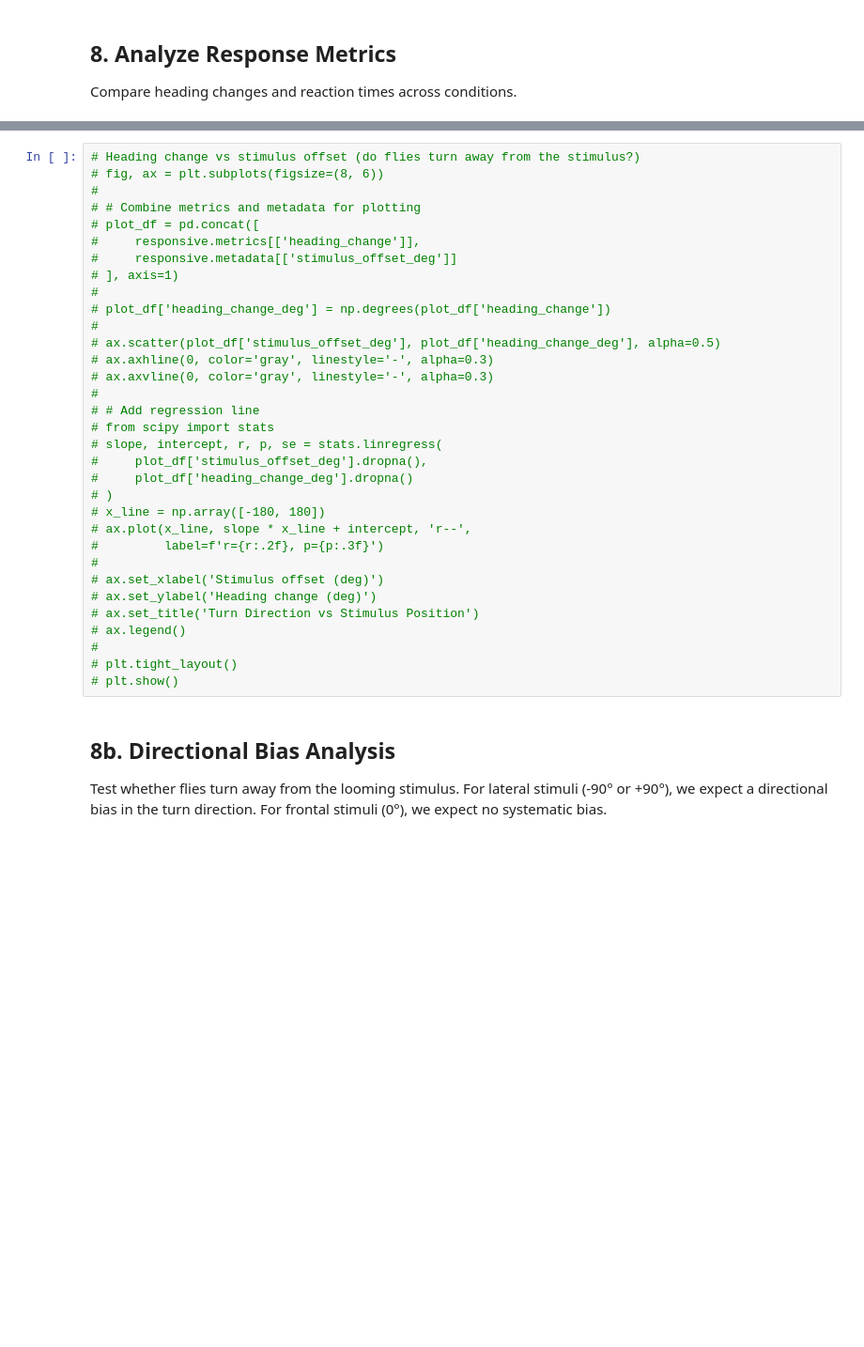
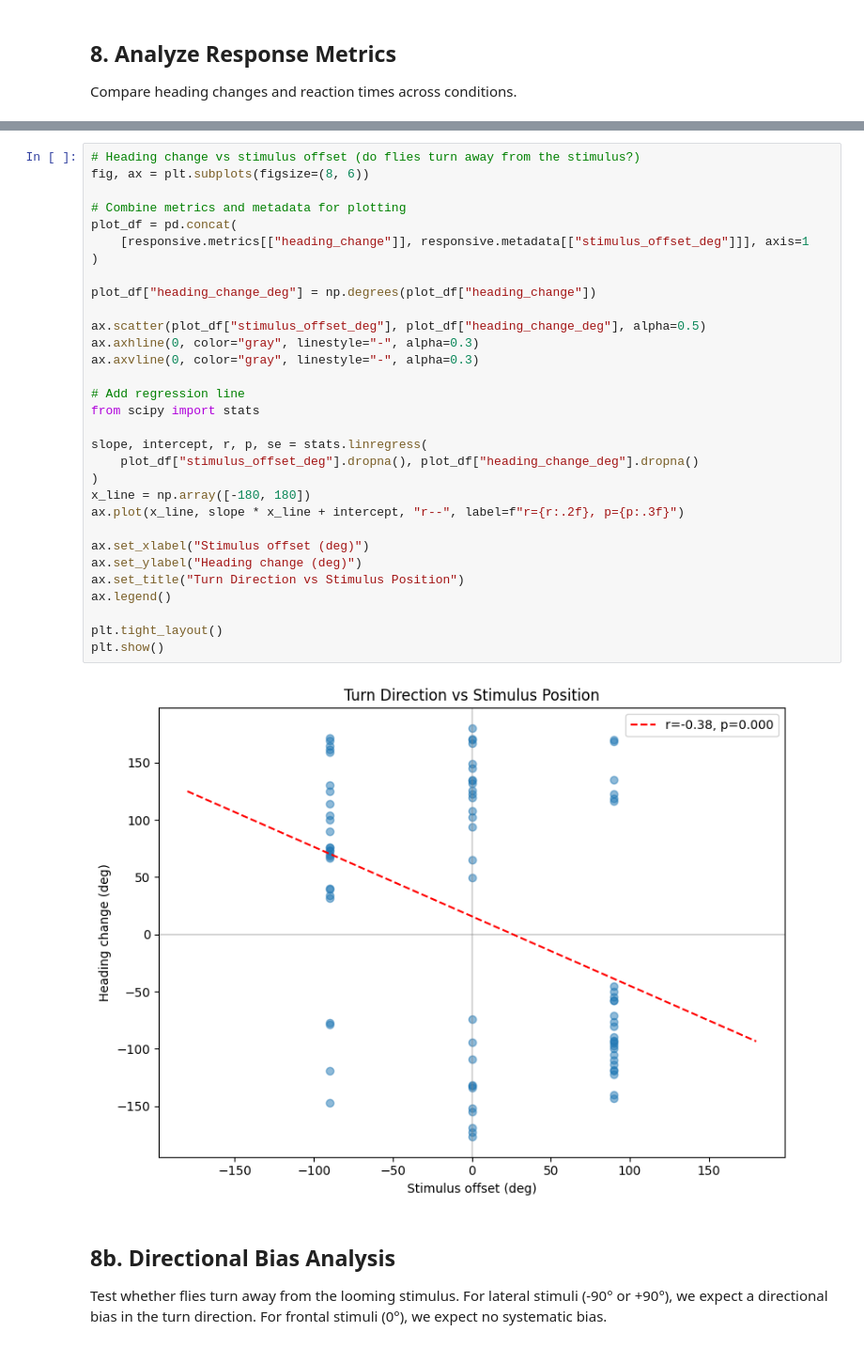
Before and after one commit to elhananby/braidz_analysis, a Jupyter notebook: notebooks/04_visual_stim_analysis.ipynb, the cells around one changed output, grey strips where cells are left out. Shown at 94% size. Cells and saved outputs as stored; diff of their text form; blank space fills up the shorter version.

```diff
--- a/notebooks/04_visual_stim_analysis.ipynb
+++ b/notebooks/04_visual_stim_analysis.ipynb
@@ -409,36 +412,36 @@ Compare heading changes and reaction times across conditions.
 # %%
 # Heading change vs stimulus offset (do flies turn away from the stimulus?)
-# fig, ax = plt.subplots(figsize=(8, 6))
-#
-# # Combine metrics and metadata for plotting
-# plot_df = pd.concat([
-#     responsive.metrics[['heading_change']],
-#     responsive.metadata[['stimulus_offset_deg']]
-# ], axis=1)
-#
-# plot_df['heading_change_deg'] = np.degrees(plot_df['heading_change'])
-#
-# ax.scatter(plot_df['stimulus_offset_deg'], plot_df['heading_change_deg'], alpha=0.5)
-# ax.axhline(0, color='gray', linestyle='-', alpha=0.3)
-# ax.axvline(0, color='gray', linestyle='-', alpha=0.3)
-#
-# # Add regression line
-# from scipy import stats
-# slope, intercept, r, p, se = stats.linregress(
-#     plot_df['stimulus_offset_deg'].dropna(),
-#     plot_df['heading_change_deg'].dropna()
-# )
-# x_line = np.array([-180, 180])
-# ax.plot(x_line, slope * x_line + intercept, 'r--',
-#         label=f'r={r:.2f}, p={p:.3f}')
-#
-# ax.set_xlabel('Stimulus offset (deg)')
-# ax.set_ylabel('Heading change (deg)')
-# ax.set_title('Turn Direction vs Stimulus Position')
-# ax.legend()
-#
-# plt.tight_layout()
-# plt.show()
+fig, ax = plt.subplots(figsize=(8, 6))
+
+# Combine metrics and metadata for plotting
+plot_df = pd.concat(
+    [responsive.metrics[["heading_change"]], responsive.metadata[["stimulus_offset_deg"]]], axis=1
+)
+
+plot_df["heading_change_deg"] = np.degrees(plot_df["heading_change"])
+
+ax.scatter(plot_df["stimulus_offset_deg"], plot_df["heading_change_deg"], alpha=0.5)
+ax.axhline(0, color="gray", linestyle="-", alpha=0.3)
+ax.axvline(0, color="gray", linestyle="-", alpha=0.3)
+
+# Add regression line
+from scipy import stats
+
+slope, intercept, r, p, se = stats.linregress(
+    plot_df["stimulus_offset_deg"].dropna(), plot_df["heading_change_deg"].dropna()
+)
+x_line = np.array([-180, 180])
+ax.plot(x_line, slope * x_line + intercept, "r--", label=f"r={r:.2f}, p={p:.3f}")
+
+ax.set_xlabel("Stimulus offset (deg)")
+ax.set_ylabel("Heading change (deg)")
+ax.set_title("Turn Direction vs Stimulus Position")
+ax.legend()
+
+plt.tight_layout()
+plt.show()
+# %% [output]
+[figure, added]
 # %% [markdown]
 ## 8b. Directional Bias Analysis
 
```
Also changed, not shown: parts of 9 cells of this notebook, 2 other files.
